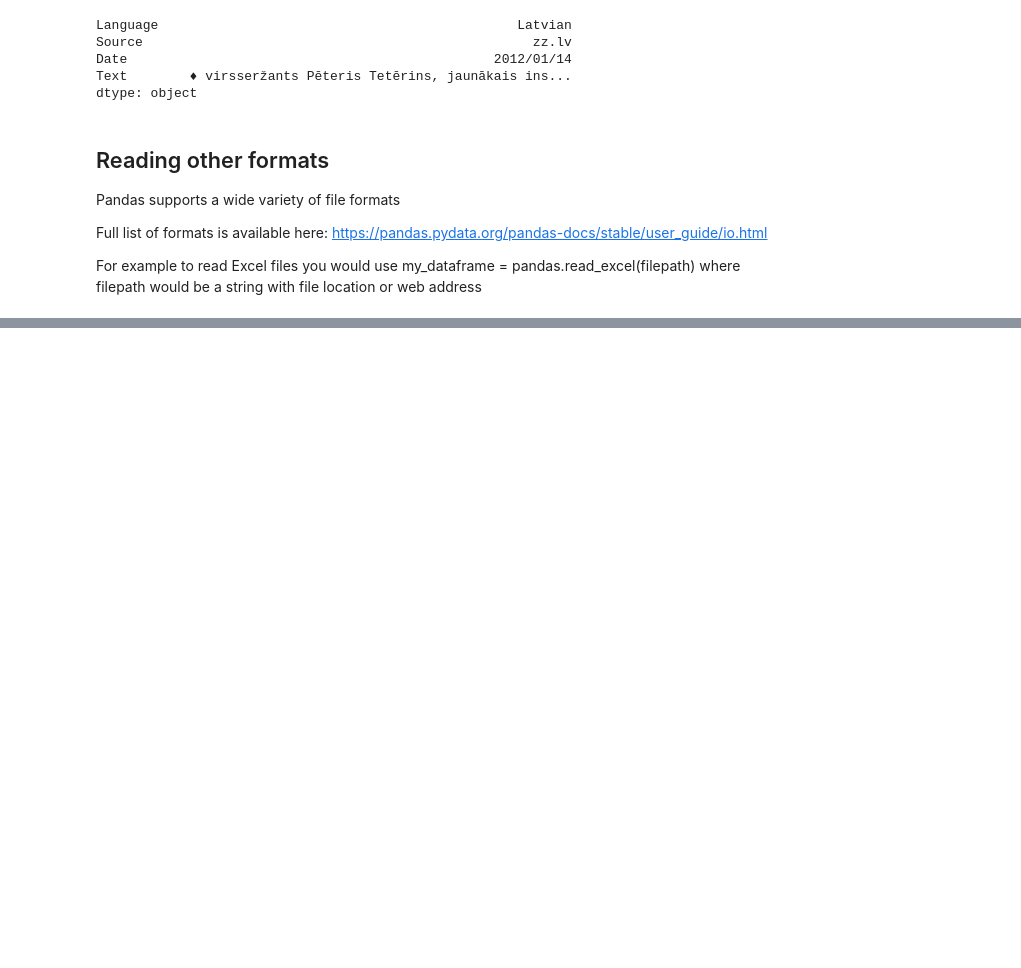
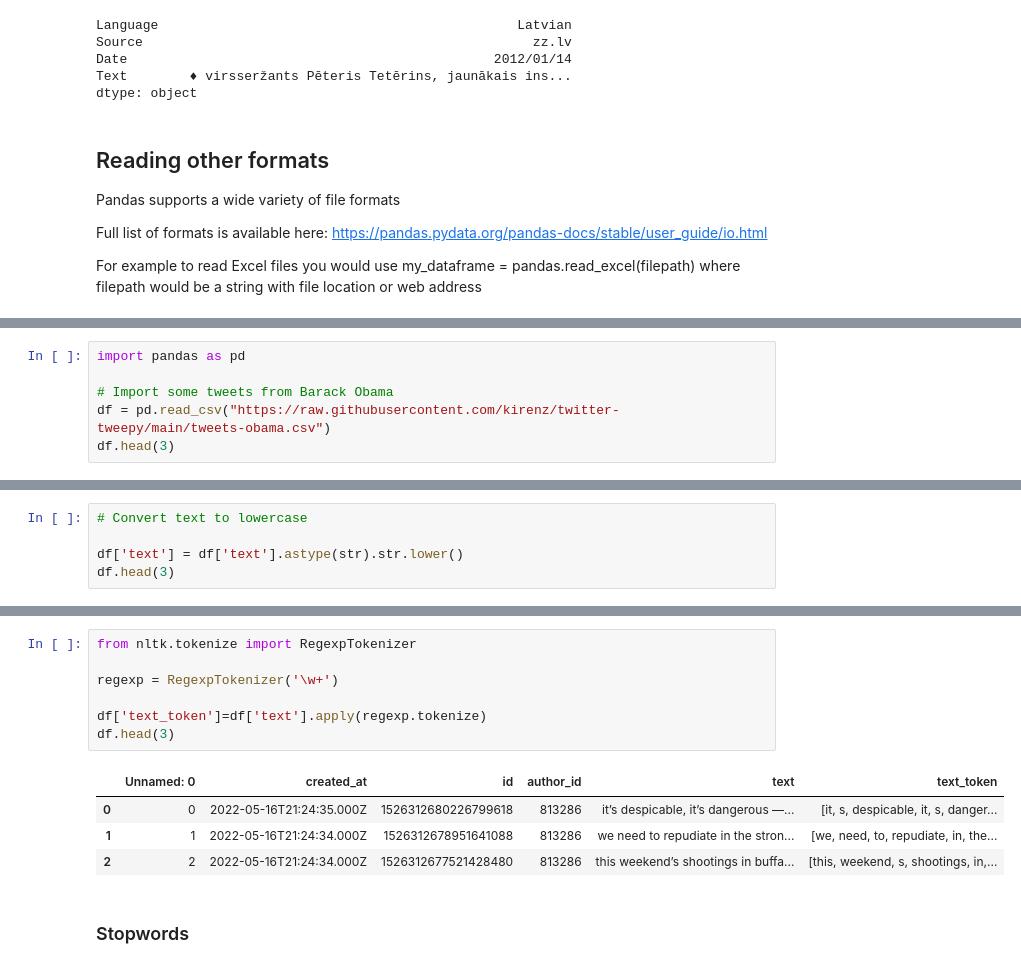
Before and after one commit to CaptSolo/BSSDH_2023_beginners, a Jupyter notebook: notebooks/Day 2 - Pandas.ipynb, the cells around one changed output, grey strips where cells are left out. Saved outputs shown, nothing was run; the diff lists cells and outputs as text; blank space fills up the shorter version.

```diff
--- a/notebooks/Day 2 - Pandas.ipynb
+++ b/notebooks/Day 2 - Pandas.ipynb
@@ -258,0 +265,6 @@ Load one of them in a dataframe. Check the length, shape, sort them, see the fir
+# %%
+import pandas as pd
+
+# Import some tweets from Barack Obama
+df = pd.read_csv("https://raw.githubusercontent.com/kirenz/twitter-tweepy/main/tweets-obama.csv")
+df.head(3)
@@ -258,0 +291,5 @@ Load one of them in a dataframe. Check the length, shape, sort them, see the fir
+# %%
+# Convert text to lowercase
+
+df['text'] = df['text'].astype(str).str.lower()
+df.head(3)
@@ -258,0 +307,14 @@ Load one of them in a dataframe. Check the length, shape, sort them, see the fir
+# %%
+from nltk.tokenize import RegexpTokenizer
+
+regexp = RegexpTokenizer('\w+')
+
+df['text_token']=df['text'].apply(regexp.tokenize)
+df.head(3)
+# %% [output]
+|  | Unnamed: 0 | created_at | id | author_id | text | text_token |
+| 0 | 0 | 2022-05-16T21:24:35.000Z | 1526312680226799618 | 813286 | it’s despicable, it’s dangerous —... | [it, s, despicable, it, s, danger... |
+| 1 | 1 | 2022-05-16T21:24:34.000Z | 1526312678951641088 | 813286 | we need to repudiate in the stron... | [we, need, to, repudiate, in, the... |
+| 2 | 2 | 2022-05-16T21:24:34.000Z | 1526312677521428480 | 813286 | this weekend’s shootings in buffa... | [this, weekend, s, shootings, in,... |
+# %% [markdown]
+### Stopwords
```
Also changed, not shown: parts of 18 cells of this notebook, 1 other file.
